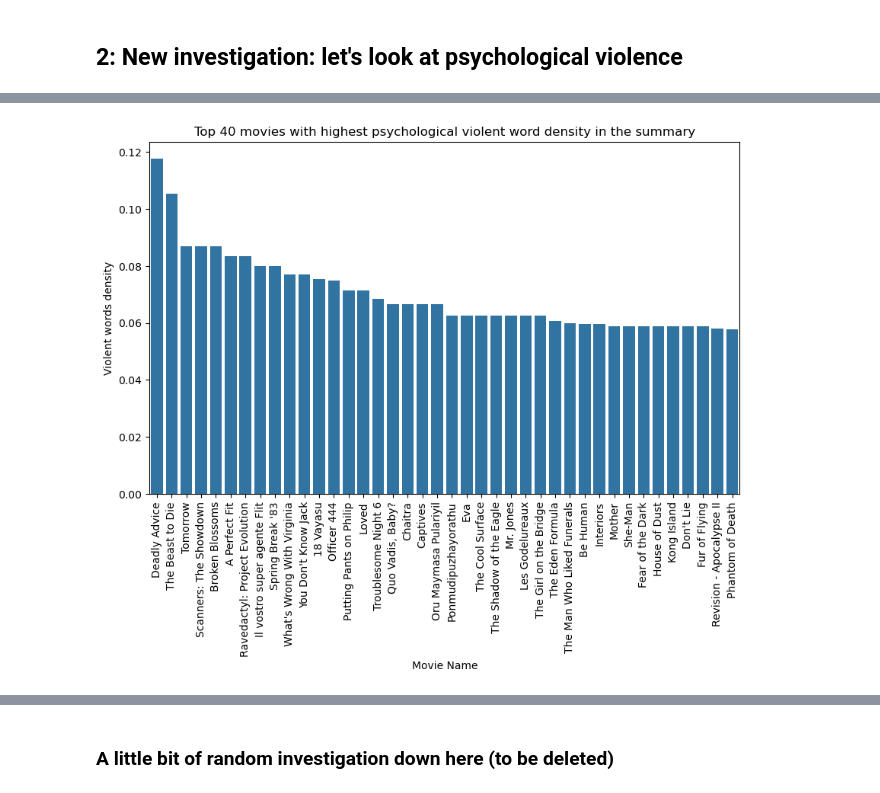
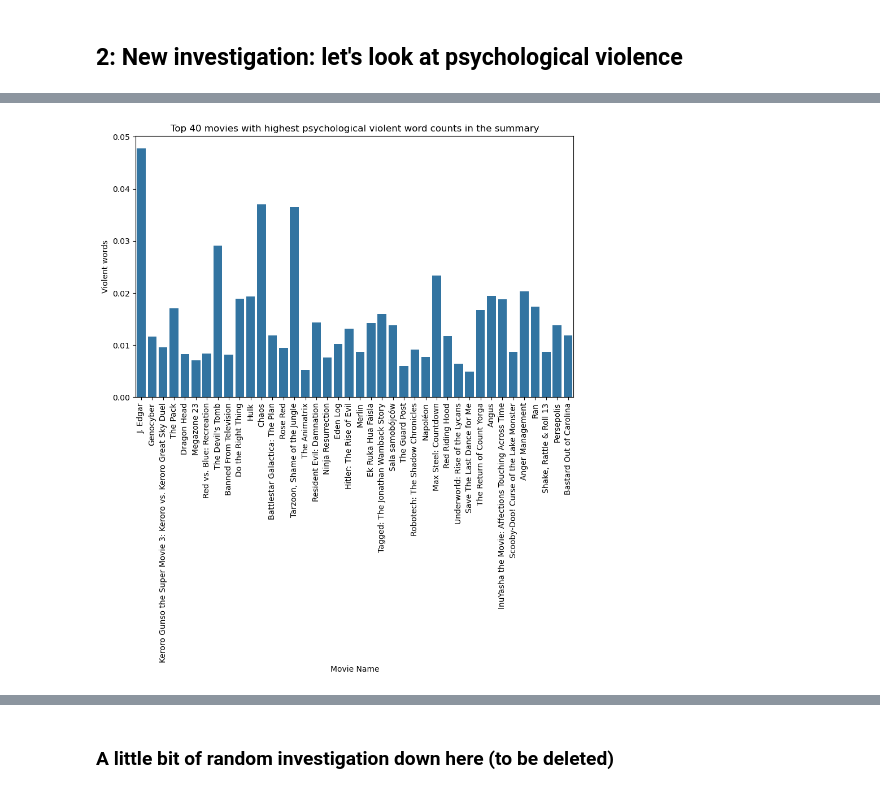
Before and after one commit to epfl-ada/ada-2024-project-alligatorsdontapologize24, a Jupyter notebook: src/Exploratory_Data_Analysis.ipynb, the cells around one changed output, grey strips where cells are left out. Cells and saved outputs as stored; diff of their text form; code cells hidden in the pictures.

```diff
--- a/src/Exploratory_Data_Analysis.ipynb
+++ b/src/Exploratory_Data_Analysis.ipynb
@@ -441,3 +441,18 @@ CMU_plot_summary.columns = ['wikipedia_movie_ID', 'plot_summary']
 # %%
 # Add the movie titles and the genres
 CMU_plot_summary = CMU_plot_summary.merge(CMU_movie_metadata[['wikipedia_movie_ID', 'movie_name', 'movie_genres']], on='wikipedia_movie_ID', how='left')
+
+# Lower case the plot_summaries
+CMU_plot_summary['plot_summary'] = CMU_plot_summary['plot_summary'].str.lower()
+# %%
+# First, to avoid errors, we remove the NAN, so that we can then apply extract_genres to all CMU_movies_sprted_psycho
+CMU_plot_summary['movie_genres'] = CMU_plot_summary['movie_genres'].fillna('')
+
+def extract_genres(text):
+    # Find all matches for genre names using a regex pattern that matches quoted text after colon
+    return ', '.join(re.findall(r'": "([^"]+)"', text))
+
+# Apply to the whole 'movie_genres' column
+CMU_plot_summary['movie_genres'] = CMU_plot_summary['movie_genres'].apply(extract_genres)
+
+display(CMU_plot_summary)
@@ -739,0 +898,4 @@ CMU_plot_summary['total_psycho_vio_words_density'] = CMU_plot_summary['total_psy
+# %%
+# Sort the movies according to their violent words
+CMU_movies_sorted_psycho_words = CMU_plot_summary.sort_values(by='total_psycho_vio_words', ascending=False)
+display(CMU_movies_sorted_psycho_words)
@@ -788,14 +934,14 @@ display(CMU_movies_sorted_psycho)
 # %%
 # Plot the results
 
-top_movies = CMU_movies_sorted_psycho.head(40)
+top_movies_by_words = CMU_movies_sorted_psycho_words.head(40)
 
 plt.figure(figsize=(10, 6))
-sns.barplot(x=top_movies['movie_name'], y=top_movies['total_psycho_vio_words_density'])
+sns.barplot(x=top_movies_by_words['movie_name'], y=top_movies_by_words['total_psycho_vio_words_density'])
 plt.xlabel("Movie Name")
-plt.ylabel("Violent words density")
-plt.title("Top 40 movies with highest psychological violent word density in the summary")
+plt.ylabel("Violent words")
+plt.title("Top 40 movies with highest psychological violent word counts in the summary")
 plt.xticks(rotation=90)
 plt.show()
 # %% [output]
-[figure, old version]
+[figure, new version]
```
Also changed, not shown: parts of 8 cells of this notebook.
